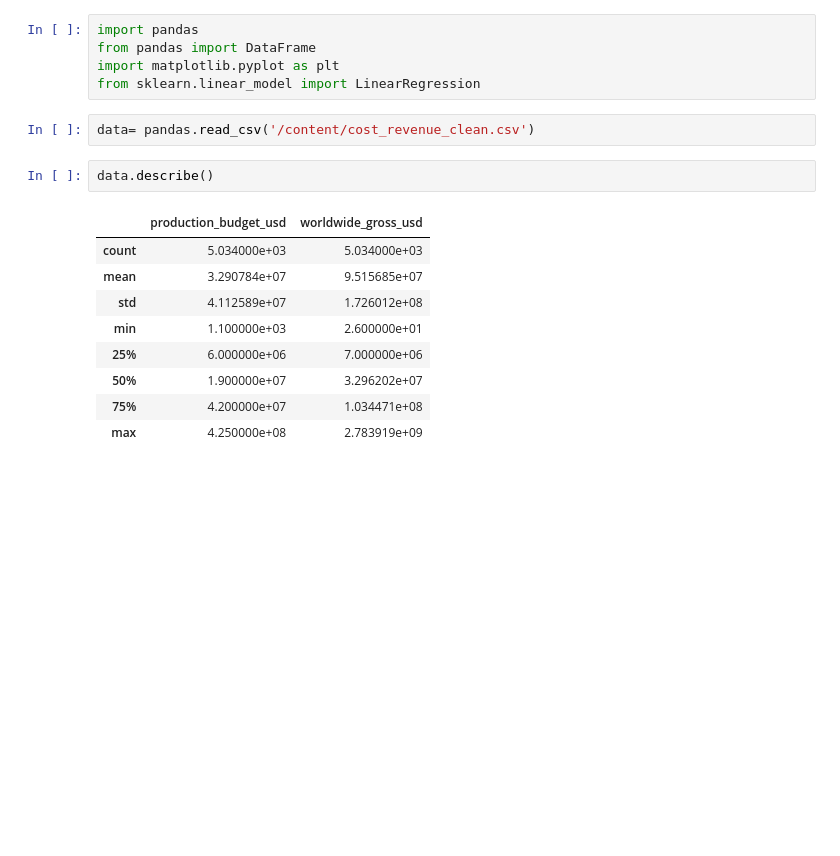
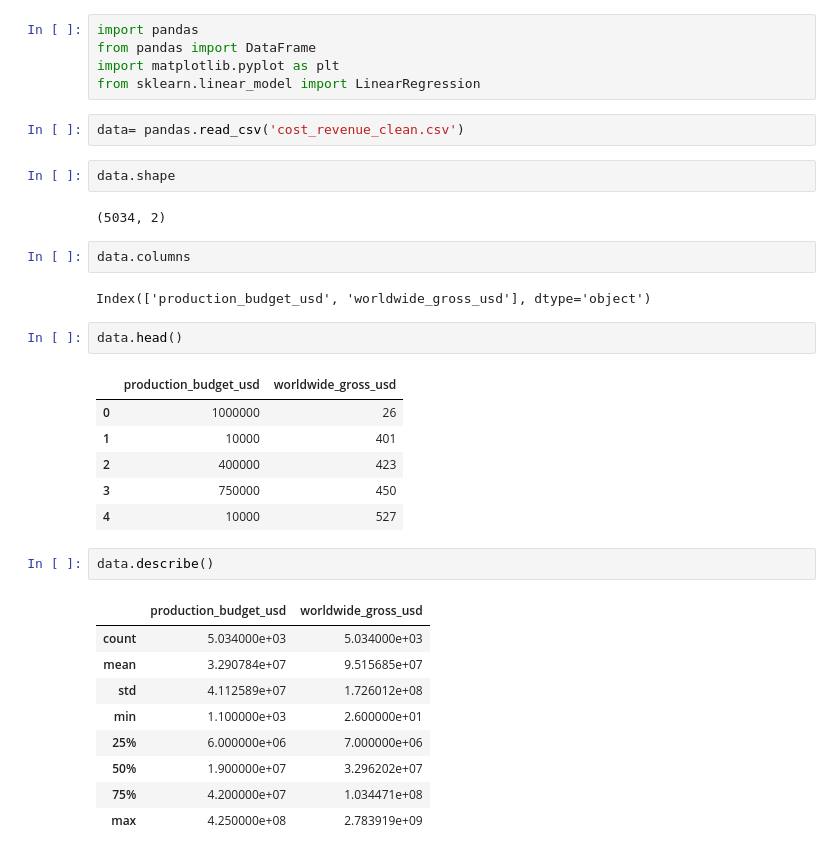
Before and after one commit to aaryan2134/Linear-Regression-MLSA-Demo, a Jupyter notebook: LinearRegression.ipynb, the cells around one changed output. Saved outputs shown, nothing was run; the diff lists cells and outputs as text; blank space fills up the shorter version.

Commit message:
added some more data insights

```diff
--- a/LinearRegression.ipynb
+++ b/LinearRegression.ipynb
@@ -4,7 +4,24 @@ from pandas import DataFrame
 import matplotlib.pyplot as plt
 from sklearn.linear_model import LinearRegression
 # %%
-data= pandas.read_csv('/content/cost_revenue_clean.csv')
+data= pandas.read_csv('cost_revenue_clean.csv')
+# %%
+data.shape
+# %% [output]
+(5034, 2)
+# %%
+data.columns
+# %% [output]
+Index(['production_budget_usd', 'worldwide_gross_usd'], dtype='object')
+# %%
+data.head()
+# %% [output]
+|  | production_budget_usd | worldwide_gross_usd |
+| 0 | 1000000 | 26 |
+| 1 | 10000 | 401 |
+| 2 | 400000 | 423 |
+| 3 | 750000 | 450 |
+| 4 | 10000 | 527 |
 # %%
 data.describe()
 # %% [output]
```
